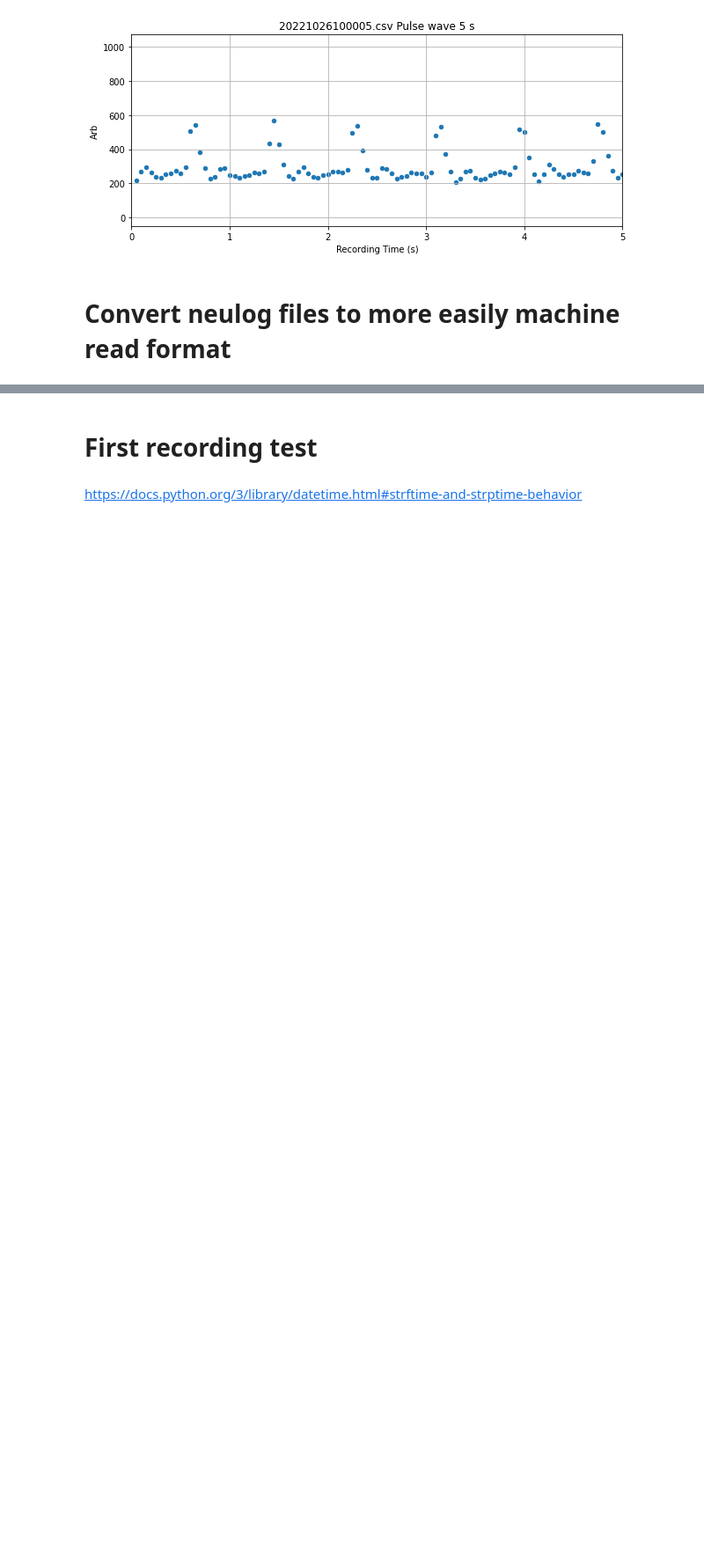
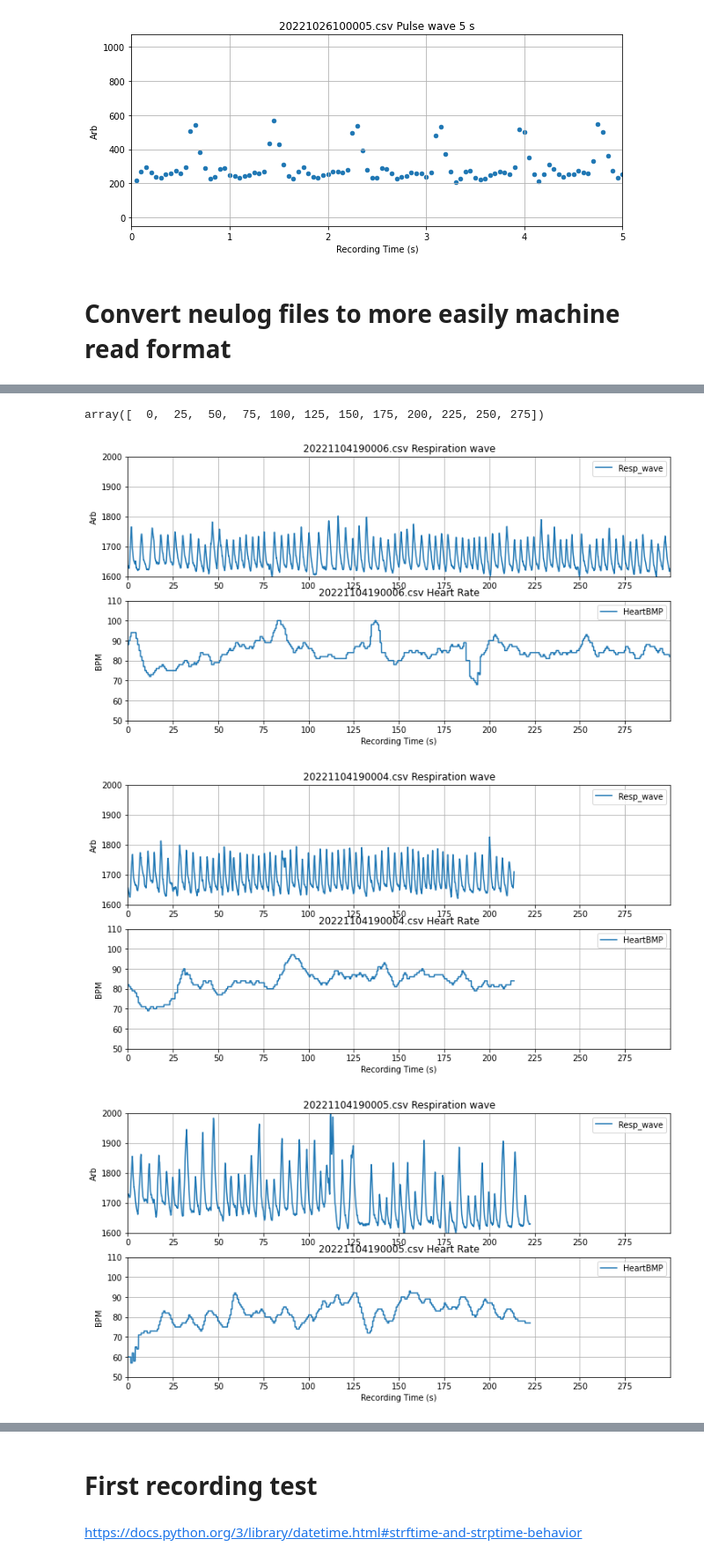
Before and after one commit to finn42/Neulog_processing, a Jupyter notebook: Quick_test_Neulog.ipynb, the cells around one changed output, grey strips where cells are left out. Shown: that part at 88% size. Cells and saved outputs as stored; diff of their text form; code cells hidden in the pictures; blank space fills up the shorter version.

Commit message:
BMP and Resp wave sample plots

```diff
--- a/Quick_test_Neulog.ipynb
+++ b/Quick_test_Neulog.ipynb
@@ -131,0 +134,6 @@ for d in dirs:
+# %%
+dirs = ['202211041900/']
+file_loc = dirs[0]+'/'
+files = os.listdir(file_loc)
+
+feature_cols = ['HeartBMP','Resp_wave']
@@ -131,0 +161,42 @@ for d in dirs:
+# %%
+np.arange(0,300,25)
+# %% [output]
+array([  0,  25,  50,  75, 100, 125, 150, 175, 200, 225, 250, 275])
+# %%
+for file in files:
+    if file.startswith('2022'): #probably an unconverted neulog datafile
+
+        Feats=extractNeulog(file_loc,file,feature_cols) # extract and convert
+        Feats = pd.read_csv('Neulog_1/neulog_'+file)
+#            Feats = pd.read_csv(fileloc+file,skiprows=8,header=None) # this skips the first sample because they are ridiculous and make time -zero
+
+        f, (ax1,ax2) = plt.subplots(2,1,figsize=(12,6))
+        ax = ax1
+        Feats.plot(x='time',y='Resp_wave',ax = ax)
+        ax.grid(which='both')
+        ax.set_ylabel('Arb')
+        ax.set_ylim([1600,2000])
+        ax.set_xticks(np.arange(0,300,25))
+        ax.set_xlim([0,300])
+        ax.set_xlabel('')
+        ax.set_title(file + ' Respiration wave')
+
+        ax = ax2
+        Feats.plot(x='time',y='HeartBMP',ax = ax)
+        ax.grid(which='both')
+        ax.set_ylabel('BPM')
+        ax.set_ylim([50,110])
+        ax.set_xticks(np.arange(0,300,25))
+        ax.set_xlim([0,300])
+        ax.set_xlabel('Recording Time (s)')
+        ax.set_title(file + ' Heart Rate')
+
+        plt.savefig('./misc_plots/'+'raw_signals_'+file[:-4]+'.png')
+        plt.show()
+#        plt.close()
+
+#        Feats.to_csv('Neulog_1/neulog_'+file,index=False) #save in new loc in new format
+# %% [output]
+[figure, added]
+[figure, added]
+[figure, added]
```
Also changed, not shown: parts of 5 cells of this notebook, 24 other files.
